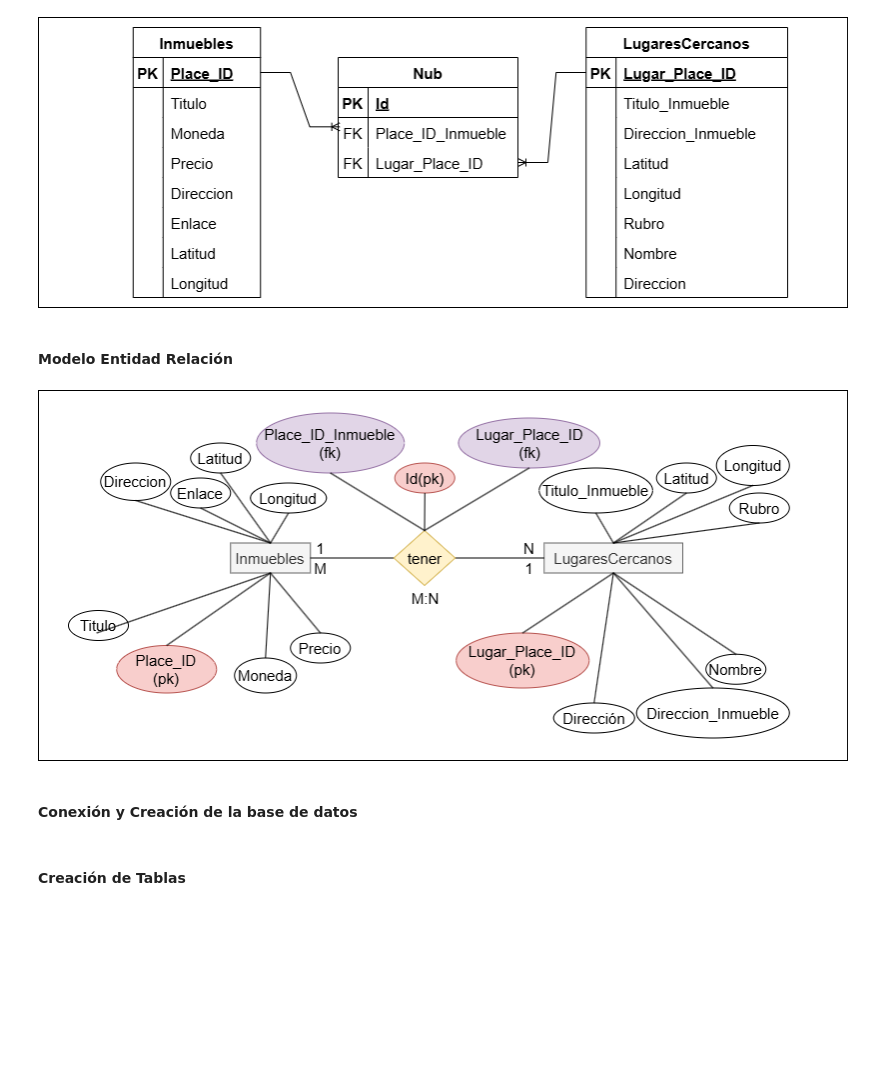
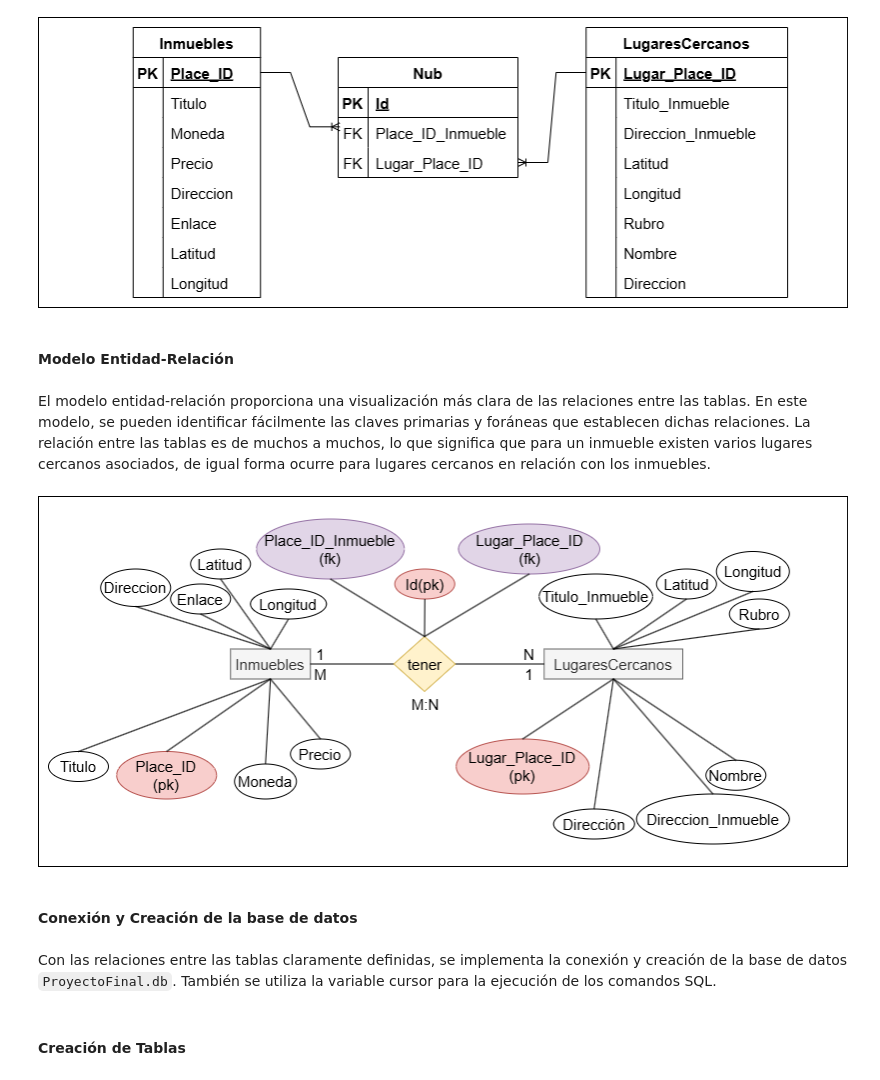
Before and after one commit to Vikktor93/webscraping-api-bd-project, a Jupyter notebook: project.ipynb, the cells around one changed output. Saved outputs shown, nothing was run; the diff lists cells and outputs as text; code cells hidden in the pictures; blank space fills up the shorter version.

```diff
--- a/project.ipynb
+++ b/project.ipynb
@@ -691,14 +695,18 @@ Image(filename='ModeloRelacional/ModeloRelacional.drawio.png')
 # %% [output]
 [figure]
 # %% [markdown]
-#### **Modelo Entidad Relación**
+#### **Modelo Entidad-Relación**
+# %% [markdown]
+El modelo entidad-relación proporciona una visualización más clara de las relaciones entre las tablas. En este modelo, se pueden identificar fácilmente las claves primarias y foráneas que establecen dichas relaciones. La relación entre las tablas es de muchos a muchos, lo que significa que para un inmueble existen varios lugares cercanos asociados, de igual forma ocurre para lugares cercanos en relación con los inmuebles.
 # %%
 # Modelo Entidad Relación
-Image(filename='ModeloRelacional/Modelos-ModeloEntidadRelacion.drawio.png')
+Image(filename='ModelosRelacionales/Modelos-ModeloEntidadRelacion.drawio.png') # Cargar la imagen que se encuentra guardada en la carpeta ModelosRelacionales
 # %% [output]
-[figure, old version]
+[figure, new version]
 # %% [markdown]
 #### **Conexión y Creación de la base de datos**
+# %% [markdown]
+Con las relaciones entre las tablas claramente definidas, se implementa la conexión y creación de la base de datos `ProyectoFinal.db`. También se utiliza la variable cursor para la ejecución de los comandos SQL.
 # %%
 # Conexión a la base de datos SQLite
 conn = sqlite3.connect('ProyectoFinal.db')
```
Also changed, not shown: parts of 5 cells of this notebook, 2 other files.
